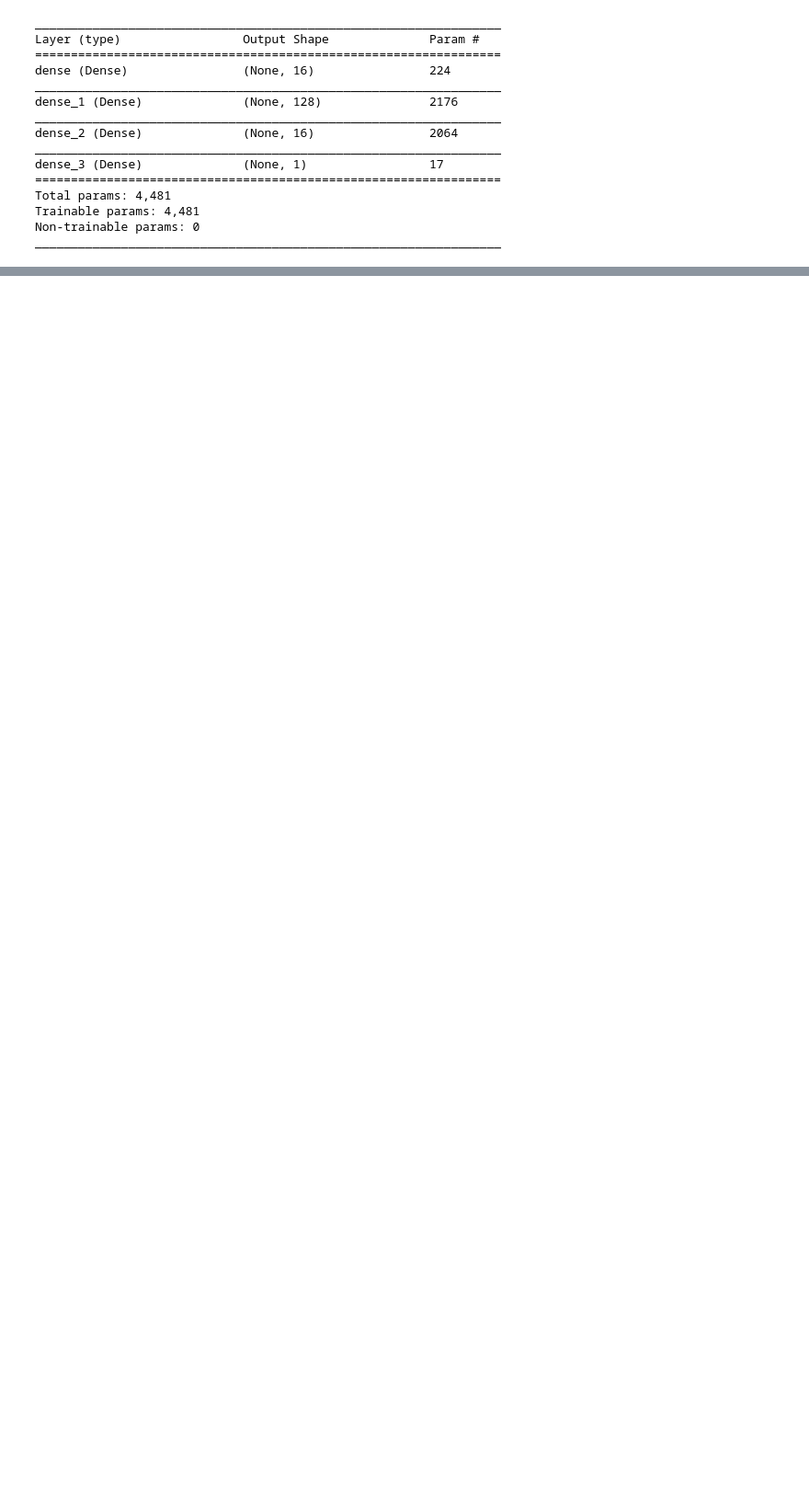
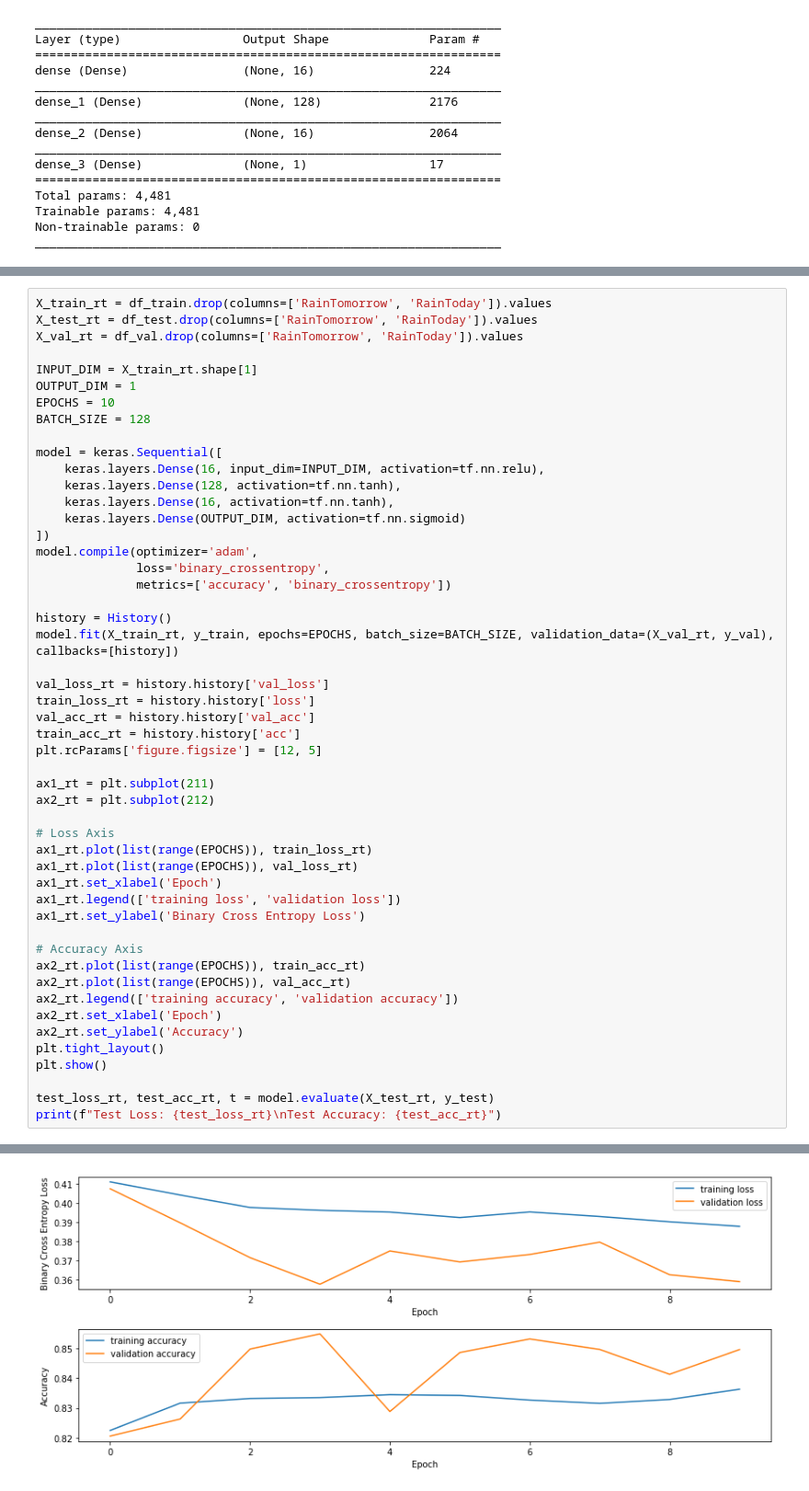
Before and after one commit to elliotvilhelm/COGS_108, a Jupyter notebook: main.ipynb, the cells around one changed output, grey strips where cells are left out. Shown at 92% size. Drawn from its saved outputs; the diff is of its cells as text; blank space fills up the shorter version.

```diff
--- a/main.ipynb
+++ b/main.ipynb
@@ -271,0 +355,51 @@ Test Accuracy: 0.875324023747805
+# %%
+X_train_rt = df_train.drop(columns=['RainTomorrow', 'RainToday']).values
+X_test_rt = df_test.drop(columns=['RainTomorrow', 'RainToday']).values
+X_val_rt = df_val.drop(columns=['RainTomorrow', 'RainToday']).values
+
+INPUT_DIM = X_train_rt.shape[1]
+OUTPUT_DIM = 1
+EPOCHS = 10
+BATCH_SIZE = 128
+
+model = keras.Sequential([
+    keras.layers.Dense(16, input_dim=INPUT_DIM, activation=tf.nn.relu),
+    keras.layers.Dense(128, activation=tf.nn.tanh),
+    keras.layers.Dense(16, activation=tf.nn.tanh),
+    keras.layers.Dense(OUTPUT_DIM, activation=tf.nn.sigmoid)
+])
+model.compile(optimizer='adam',
+              loss='binary_crossentropy',
+              metrics=['accuracy', 'binary_crossentropy'])
+
+history = History()
+model.fit(X_train_rt, y_train, epochs=EPOCHS, batch_size=BATCH_SIZE, validation_data=(X_val_rt, y_val), callbacks=[history])
+
+val_loss_rt = history.history['val_loss']
+train_loss_rt = history.history['loss']
+val_acc_rt = history.history['val_acc']
+train_acc_rt = history.history['acc']
+plt.rcParams['figure.figsize'] = [12, 5]
+
+ax1_rt = plt.subplot(211)
+ax2_rt = plt.subplot(212)
+
+# Loss Axis
+ax1_rt.plot(list(range(EPOCHS)), train_loss_rt)
+ax1_rt.plot(list(range(EPOCHS)), val_loss_rt)
+ax1_rt.set_xlabel('Epoch')
+ax1_rt.legend(['training loss', 'validation loss'])
+ax1_rt.set_ylabel('Binary Cross Entropy Loss')
+
+# Accuracy Axis
+ax2_rt.plot(list(range(EPOCHS)), train_acc_rt)
+ax2_rt.plot(list(range(EPOCHS)), val_acc_rt)
+ax2_rt.legend(['training accuracy', 'validation accuracy'])
+ax2_rt.set_xlabel('Epoch')
+ax2_rt.set_ylabel('Accuracy')
+plt.tight_layout()
+plt.show()
+
+test_loss_rt, test_acc_rt, t = model.evaluate(X_test_rt, y_test)
+print(f"Test Loss: {test_loss_rt}\nTest Accuracy: {test_acc_rt}")
+# %% [output]
@@ -271,0 +423 @@ Test Accuracy: 0.875324023747805
+[figure, added]
```
Also changed, not shown: parts of 26 cells of this notebook.
